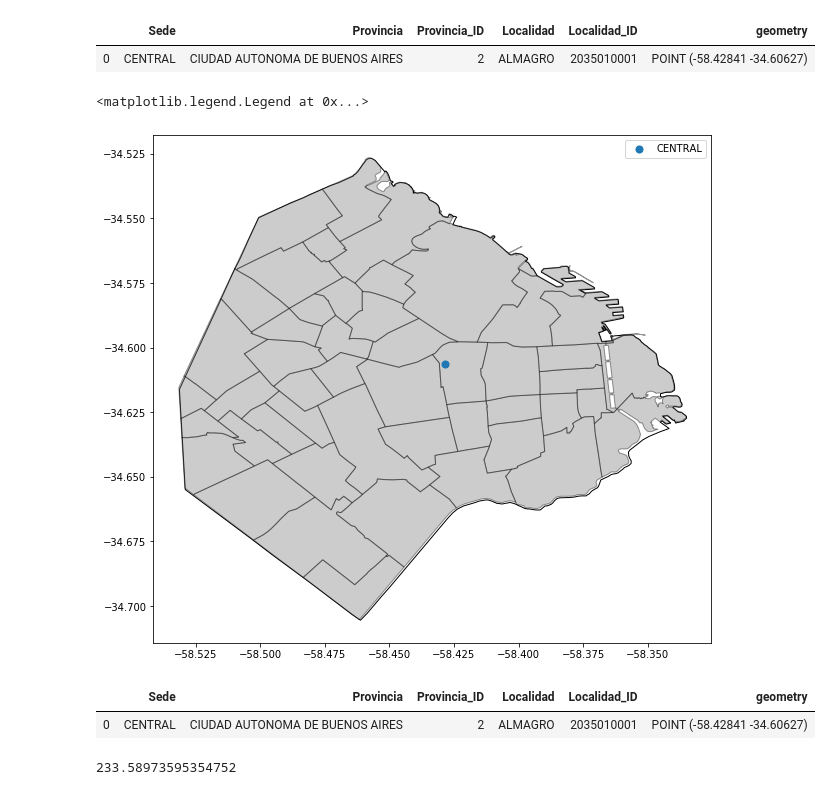
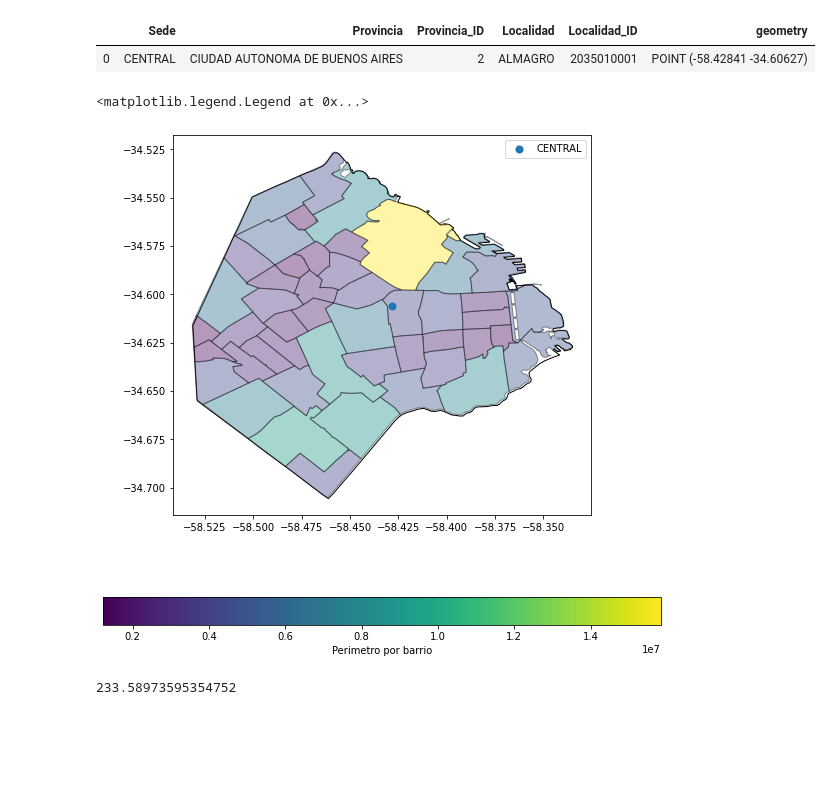
Before and after one commit to joaquinmenendez/HI_GIS, a Jupyter notebook: Geopanding.ipynb, the cells around one changed output. Saved outputs shown, nothing was run; the diff lists cells and outputs as text; code cells hidden in the pictures; blank space fills up the shorter version.

```diff
--- a/Geopanding.ipynb
+++ b/Geopanding.ipynb
@@ -292,18 +322,13 @@ HI
 | 0 | CENTRAL | CIUDAD AUTONOMA DE BUENOS AIRES | 2 | ALMAGRO | 2035010001 | POINT (-58.42841 -34.60627) |
 # %%
 ax = capital.plot(color='white', edgecolor='black', figsize = (10,10))
-barrios_capital.plot(column = None, ax = ax, alpha = 0.4, edgecolor = 'k', color = 'grey', legend = True,
+barrios_capital.plot(column = 'area', ax = ax, alpha = 0.4, edgecolor = 'k', legend = True,
                      legend_kwds={'label': "Perimetro por barrio", 'orientation': "horizontal"})
 HI.plot(ax = ax , markersize = 50)
 plt.legend(HI['Sede'])
 # %% [output]
 <matplotlib.legend.Legend at 0x...>
-[figure, old version]
+[figure, new version]
-# %%
-HI
-# %% [output]
-|  | Sede | Provincia | Provincia_ID | Localidad | Localidad_ID | geometry |
-| 0 | CENTRAL | CIUDAD AUTONOMA DE BUENOS AIRES | 2 | ALMAGRO | 2035010001 | POINT (-58.42841 -34.60627) |
 # %%
 import geopy.distance as dist
 # %%
```
Also changed, not shown: parts of 43 cells of this notebook.
